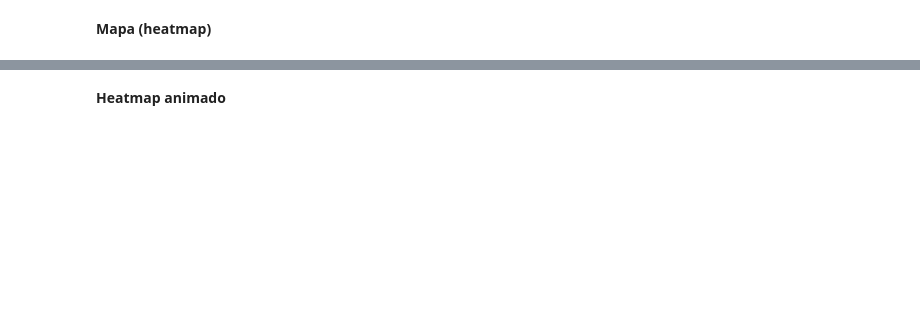
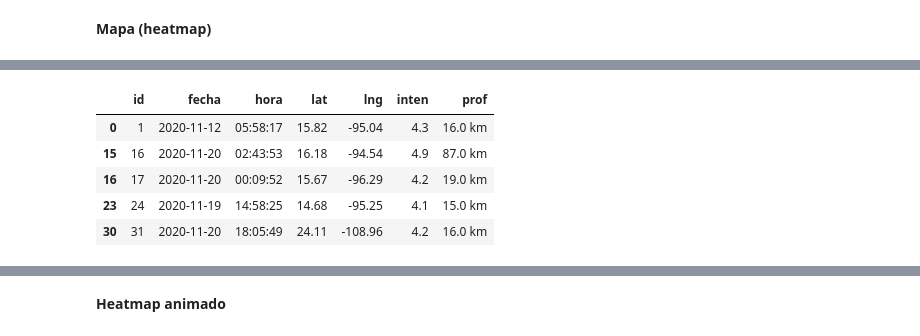
Before and after one commit to Ironhack-Data-Madrid-Enero-2021/Classroom-Materials, a Jupyter notebook: week_11/w11_d1 - ETL 1 (terremotos).ipynb, the cells around one changed output, grey strips where cells are left out. Cells and saved outputs as stored; diff of their text form; code cells hidden in the pictures; blank space fills up the shorter version.

```diff
--- a/week_11/w11_d1 - ETL 1 (terremotos).ipynb
+++ b/week_11/w11_d1 - ETL 1 (terremotos).ipynb
@@ -151,0 +345,9 @@ u.query.split('&')
+# %%
+load_map(4)
+# %% [output]
+|  | id | fecha | hora | lat | lng | inten | prof |
+| 0 | 1 | 2020-11-12 | 05:58:17 | 15.82 | -95.04 | 4.3 | 16.0 km |
+| 15 | 16 | 2020-11-20 | 02:43:53 | 16.18 | -94.54 | 4.9 | 87.0 km |
+| 16 | 17 | 2020-11-20 | 00:09:52 | 15.67 | -96.29 | 4.2 | 19.0 km |
+| 23 | 24 | 2020-11-19 | 14:58:25 | 14.68 | -95.25 | 4.1 | 15.0 km |
+| 30 | 31 | 2020-11-20 | 18:05:49 | 24.11 | -108.96 | 4.2 | 16.0 km |
```
Also changed, not shown: parts of 23 cells of this notebook, 2 other files.
